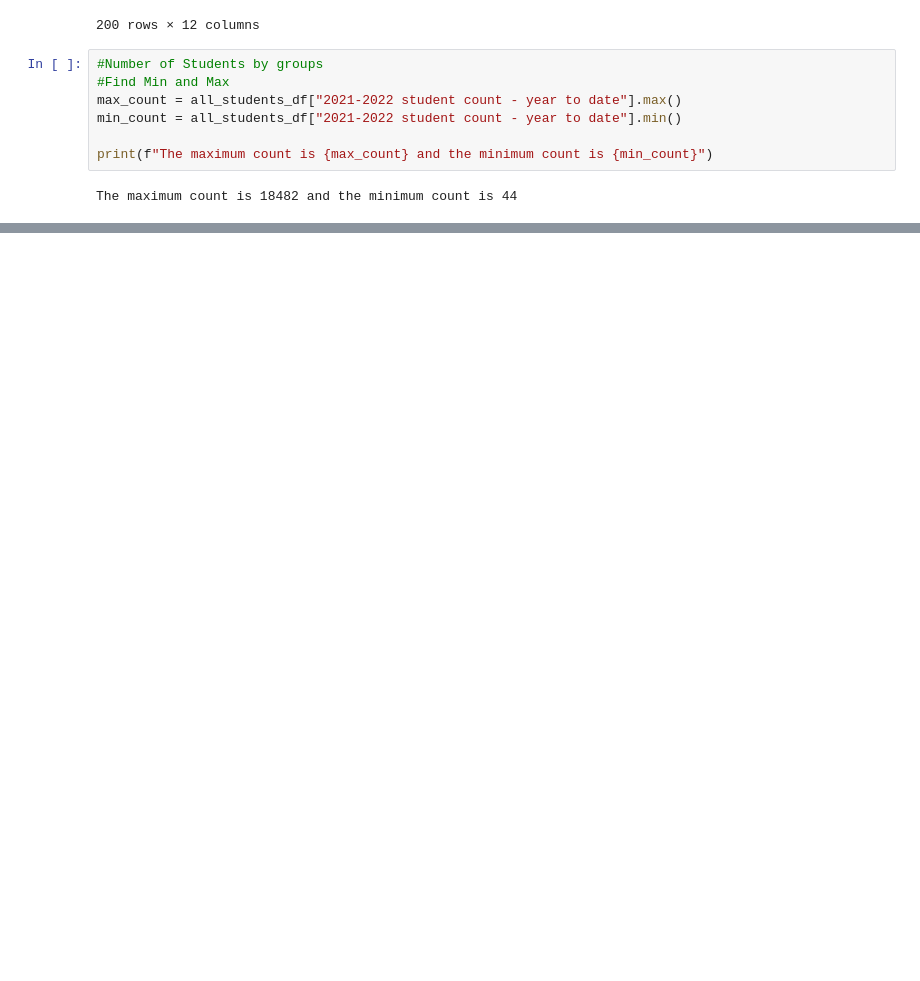
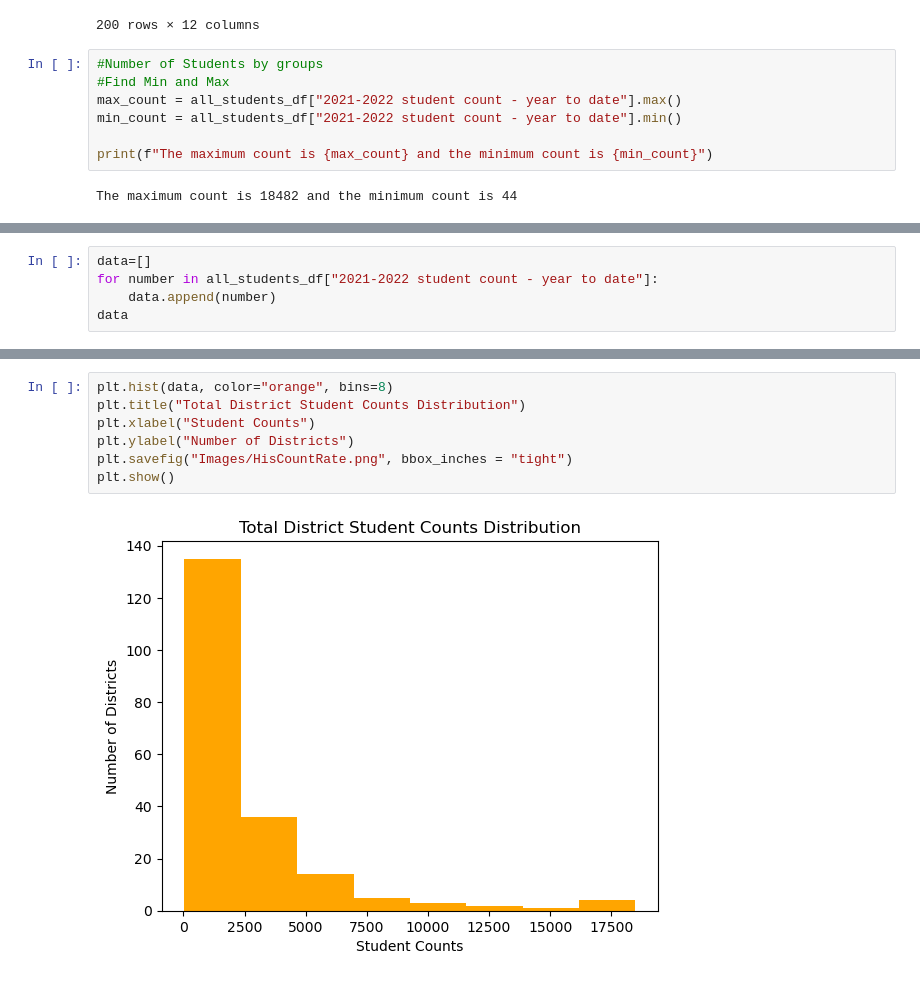
Before and after one commit to jmsavage2008/attendance-project, a Jupyter notebook: Stacked Bar Graphs, Histogram, and Pie Charts.ipynb, the cells around one changed output, grey strips where cells are left out. Cells and saved outputs as stored; diff of their text form; blank space fills up the shorter version.

```diff
--- a/Stacked Bar Graphs, Histogram, and Pie Charts.ipynb
+++ b/Stacked Bar Graphs, Histogram, and Pie Charts.ipynb
@@ -530,0 +532,5 @@ plt.show()
+# %%
+data=[]
+for number in all_students_df["2021-2022 student count - year to date"]:
+    data.append(number)
+data
@@ -530,0 +555,9 @@ plt.show()
+# %%
+plt.hist(data, color="orange", bins=8)
+plt.title("Total District Student Counts Distribution")
+plt.xlabel("Student Counts")
+plt.ylabel("Number of Districts")
+plt.savefig("Images/HisCountRate.png", bbox_inches = "tight")
+plt.show()
+# %% [output]
+[figure, added]
```
Also changed, not shown: parts of 5 cells of this notebook, 14 other files.
